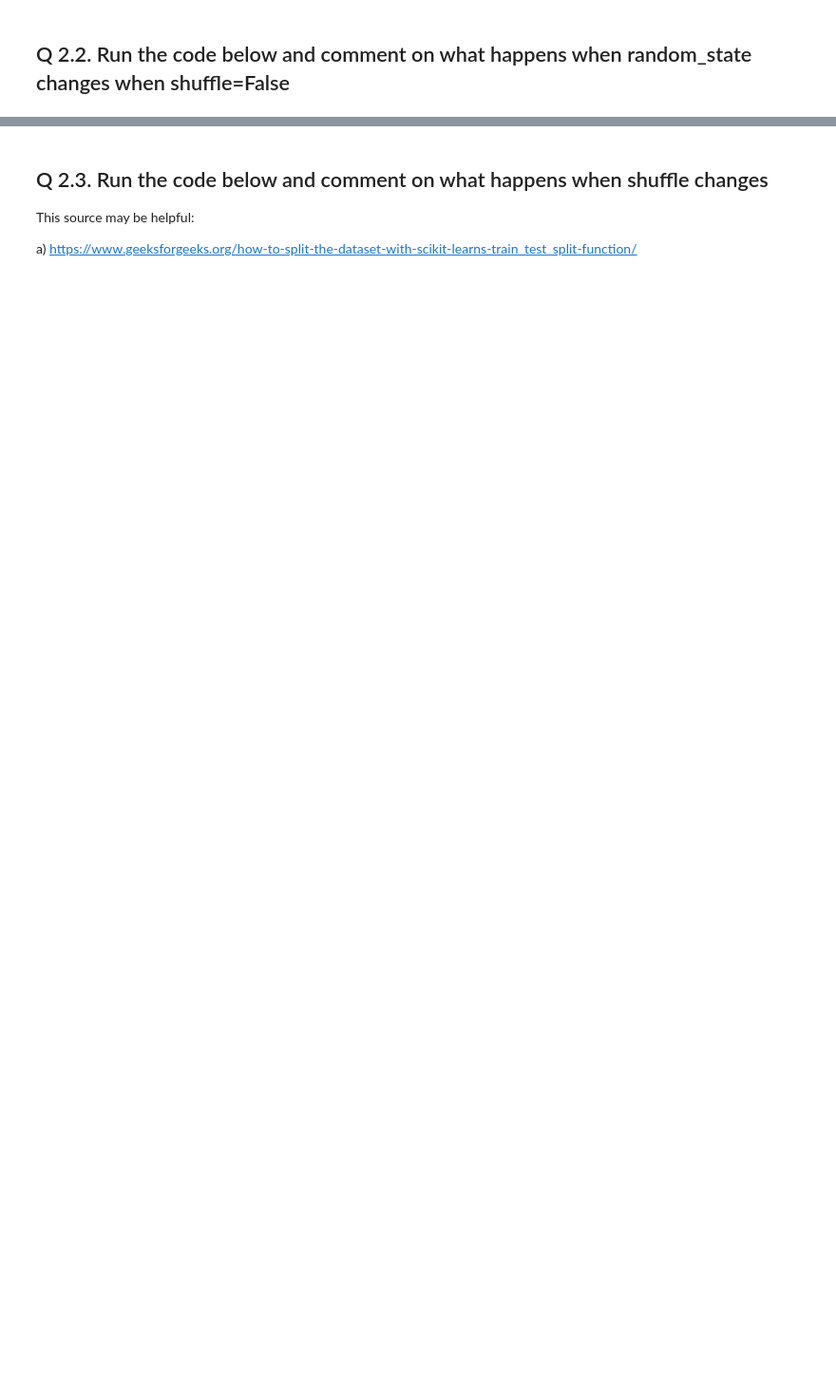
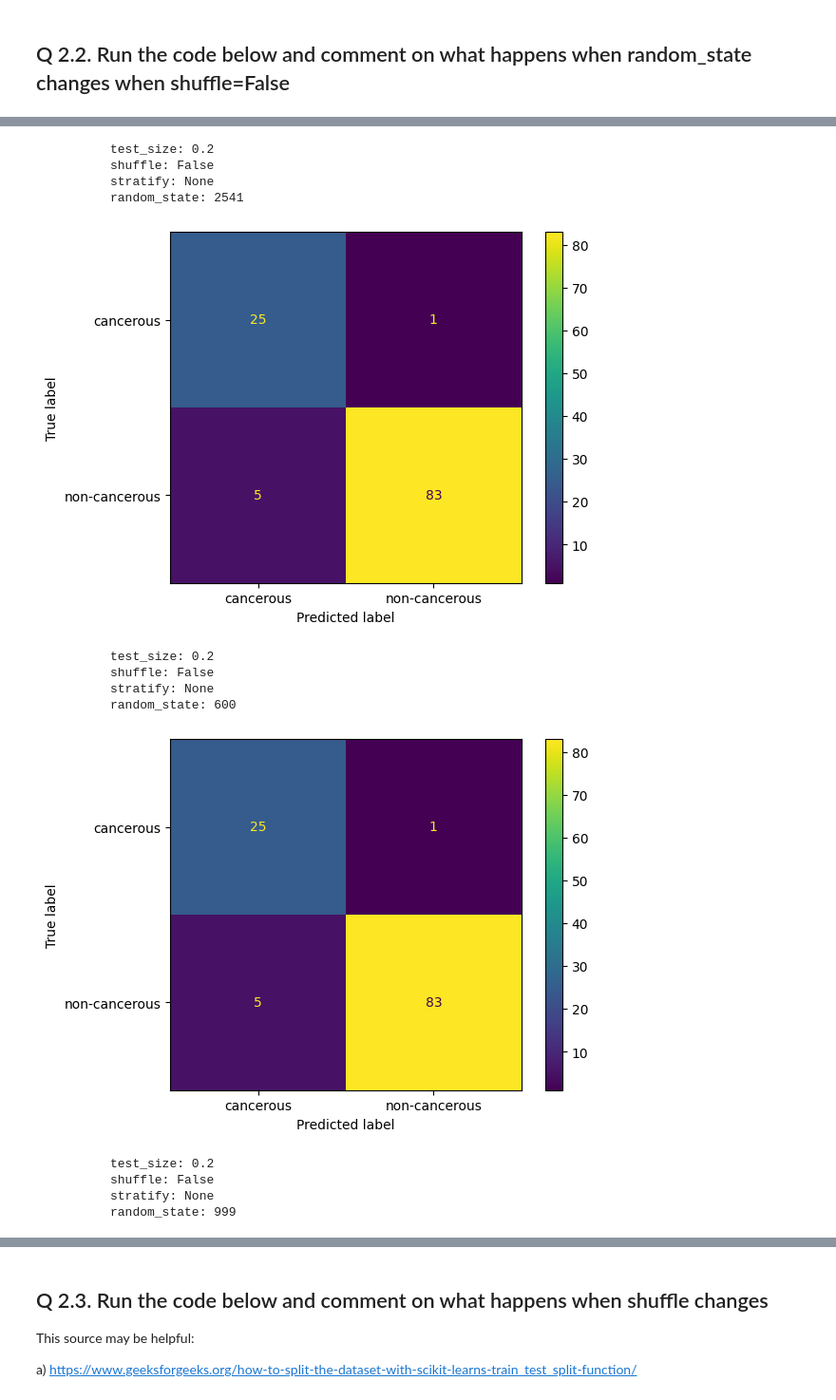
Before and after one commit to dpencross501/breast_cancer_diagnosis, a Jupyter notebook: 02.02 Splitting and Evaluation Activities.ipynb, the cells around one changed output, grey strips where cells are left out. Shown at 95% size. Drawn from its saved outputs; the diff is of its cells as text; code cells hidden in the pictures; blank space fills up the shorter version.

```diff
--- a/02.02 Splitting and Evaluation Activities.ipynb
+++ b/02.02 Splitting and Evaluation Activities.ipynb
@@ -167,8 +200,23 @@ c) https://www.geeksforgeeks.org/how-to-split-the-dataset-with-scikit-learns-tra
 # %%
 ### Remove the hashes next to the code to run it
 
-# x_train, x_test, y_train, y_test, linear_svc_model = run_model(x, y, test_size=0.2, shuffle=False, stratify=None, random_state=2541)
+x_train, x_test, y_train, y_test, linear_svc_model = run_model(x, y, test_size=0.2, shuffle=False, stratify=None, random_state=2541)
 
-# x_train, x_test, y_train, y_test, linear_svc_model = run_model(x, y, test_size=0.2, shuffle=False, stratify=None, random_state=600)
+x_train, x_test, y_train, y_test, linear_svc_model = run_model(x, y, test_size=0.2, shuffle=False, stratify=None, random_state=600)
 
-# x_train, x_test, y_train, y_test, linear_svc_model = run_model(x, y, test_size=0.2, shuffle=False, stratify=None, random_state=999)
+x_train, x_test, y_train, y_test, linear_svc_model = run_model(x, y, test_size=0.2, shuffle=False, stratify=None, random_state=999)
+# %% [output]
+          test_size: 0.2
+          shuffle: False
+          stratify: None
+          random_state: 2541
+[figure, added]
+          test_size: 0.2
+          shuffle: False
+          stratify: None
+          random_state: 600
+[figure, added]
+          test_size: 0.2
+          shuffle: False
+          stratify: None
+          random_state: 999
```
Also changed, not shown: parts of 17 cells of this notebook, 2 other files.
